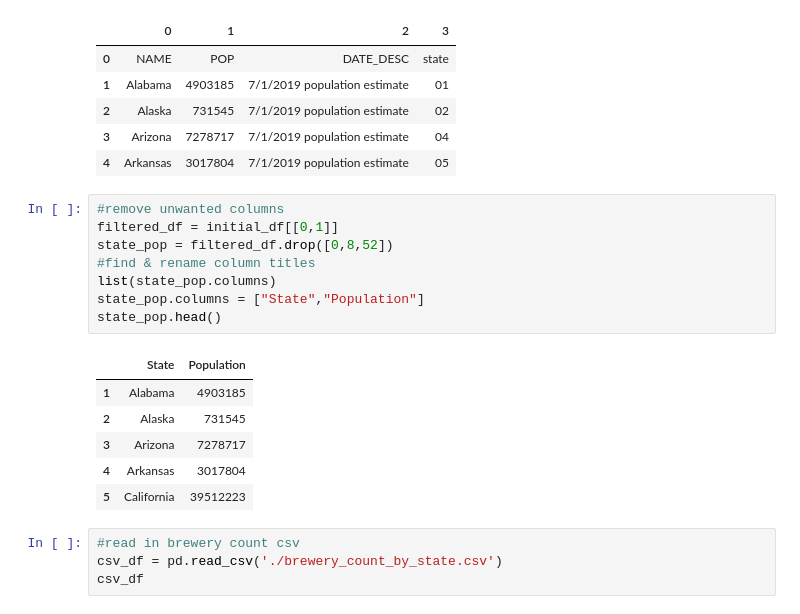
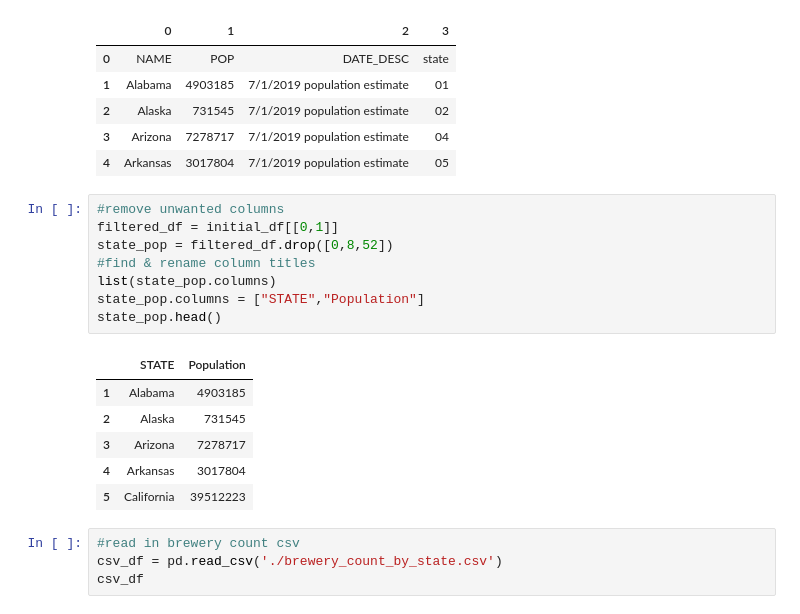
Before and after one commit to matheus-g-a/PROJECT1, a Jupyter notebook: data_files/Census pop.ipynb, the cells around one changed output. Saved outputs shown, nothing was run; the diff lists cells and outputs as text.

```diff
--- a/data_files/Census pop.ipynb
+++ b/data_files/Census pop.ipynb
@@ -32,13 +32,13 @@ initial_df.head()
 # %%
 #remove unwanted columns
 filtered_df = initial_df[[0,1]]
 state_pop = filtered_df.drop([0,8,52])
 #find & rename column titles
 list(state_pop.columns)
-state_pop.columns = ["State","Population"]
+state_pop.columns = ["STATE","Population"]
 state_pop.head()
 # %% [output]
-|  | State | Population |
+|  | STATE | Population |
 | 1 | Alabama | 4903185 |
 | 2 | Alaska | 731545 |
 | 3 | Arizona | 7278717 |
```
Also changed, not shown: parts of 5 cells of this notebook.
